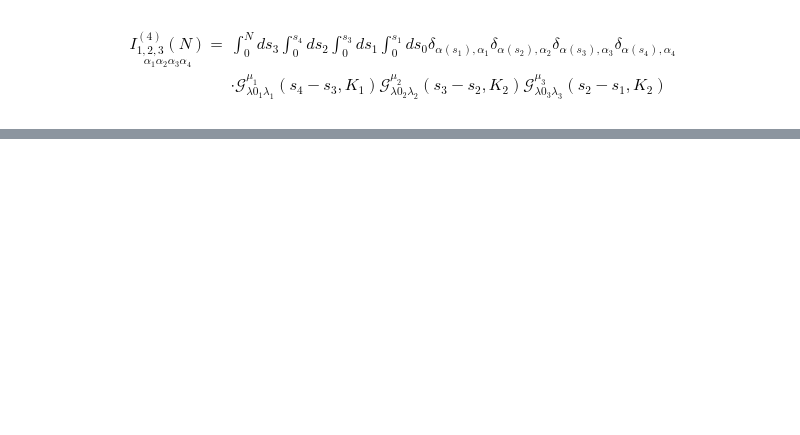
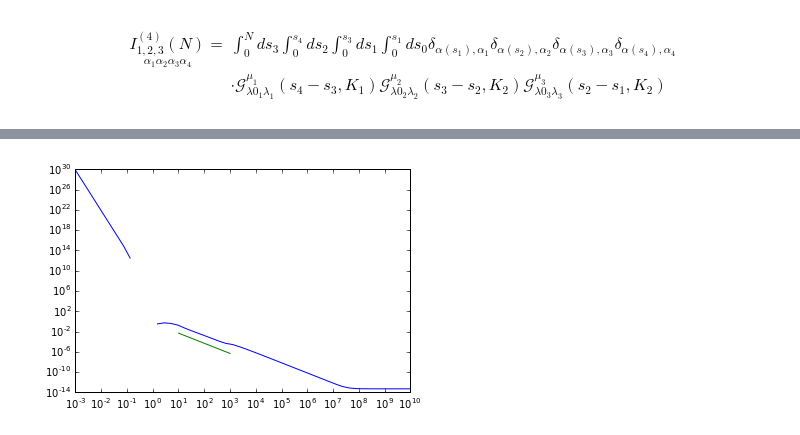
Before and after one commit to qmacAstanford/MultiPointCalculation, a Jupyter notebook: Scalc.ipynb, the cells around one changed output, grey strips where cells are left out. Saved outputs shown, nothing was run; the diff lists cells and outputs as text; code cells hidden in the pictures; blank space fills up the shorter version.

```diff
--- a/Scalc.ipynb
+++ b/Scalc.ipynb
@@ -144,0 +265,7 @@ Warning: Winger D hasnt been implemented!
+# %%
+plt.loglog(KV, np.real(S4AAAA)/(N**4))
+plotlog(1e1, 5e-3, -2, xrange=2)
+
+plt.show()
+# %% [output]
+[figure, added]
```
Also changed, not shown: parts of 12 cells of this notebook.
